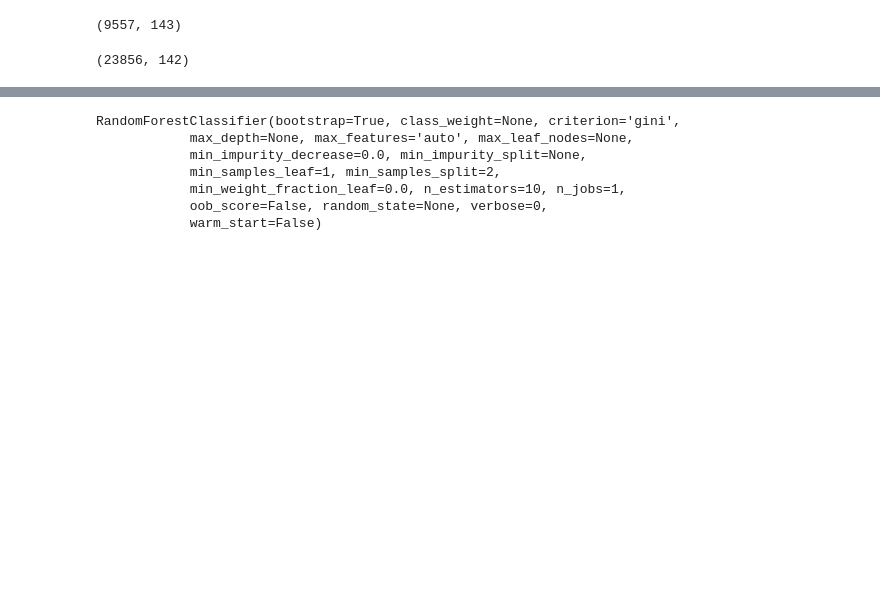
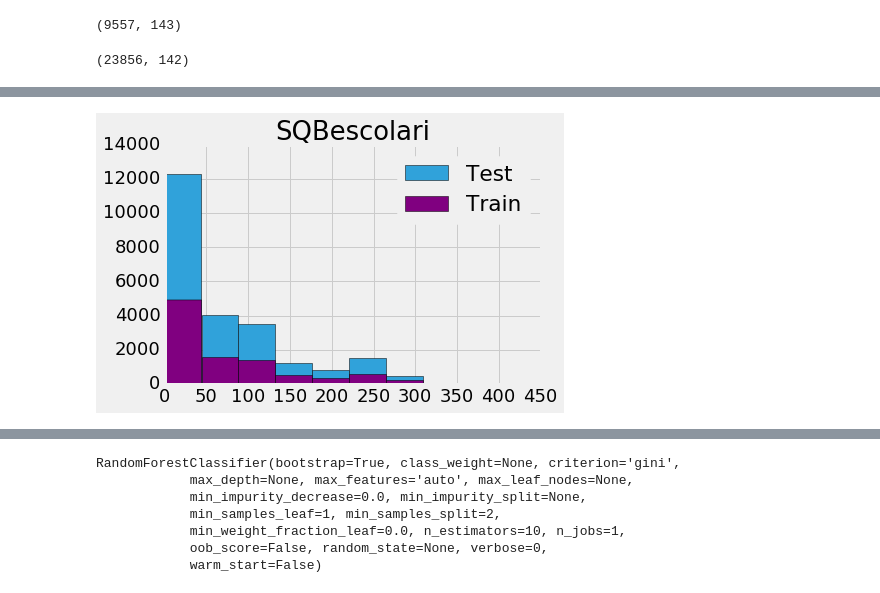
Before and after one commit to thedatalass/PovertyPrediction, a Jupyter notebook: CostaRicanHousehold_Poverty_Level.ipynb, the cells around one changed output, grey strips where cells are left out. Cells and saved outputs as stored; diff of their text form; code cells hidden in the pictures; blank space fills up the shorter version.

```diff
--- a/CostaRicanHousehold_Poverty_Level.ipynb
+++ b/CostaRicanHousehold_Poverty_Level.ipynb
@@ -146,0 +190,14 @@ train.describe()
+# %%
+#Now let's compare a few variables in the training and test datasets.
+
+x = test['SQBescolari']
+y = train['SQBescolari']
+
+from matplotlib import pyplot
+pyplot.hist(x, label='Test')
+pyplot.hist(y, label='Train',color='purple')
+pyplot.legend(loc='upper right')
+pyplot.title('SQBescolari')
+pyplot.show()
+# %% [output]
+[figure, added]
```
Also changed, not shown: parts of 101 cells of this notebook.
